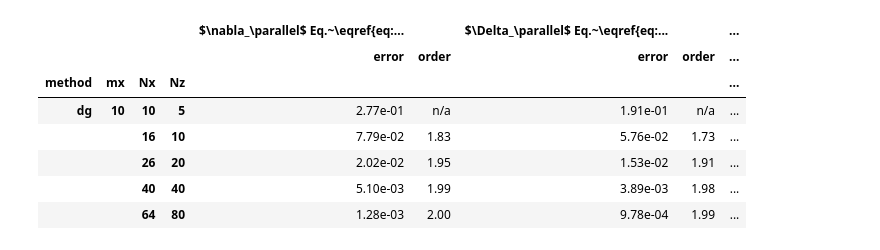
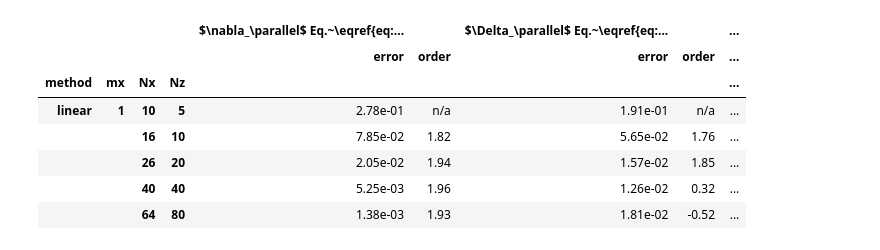
Before and after one commit to mwiesenberger/convergence_ds, a Jupyter notebook: ds_guenther_t.ipynb, the cells around one changed output. Saved outputs shown, nothing was run; the diff lists cells and outputs as text; code cells hidden in the pictures.

Commit message:
Recreate guenther ds after fixing linear boundary
the last cells has nearest neighbor interpolation
and testing ell matrix for GPUs

```diff
--- a/ds_guenther_t.ipynb
+++ b/ds_guenther_t.ipynb
@@ -157,15 +151,11 @@ def errorToString(x):
-# %%
-string_df_dir = df_dir
-for header in headers :
-    string_df_dir[header, "error"]=string_df_dir[header, "error"].apply( errorToString)
-    string_df_dir[header, "order"]=string_df_dir[header, "order"].apply( orderToString)
-string_df_dir
-# %% [output]
-|  |  |  |  | $\nabla_\parallel$ Eq.~\eqref{eq:... |  | $\Delta_\parallel$ Eq.~\eqref{eq:... |  | ... |
-|  |  |  |  | error | order | error | order | ... |
-| method | mx | Nx | Nz |  |  |  |  | ... |
-| dg | 10 | 10 | 5 | 2.77e-01 | n/a | 1.91e-01 | n/a | ... |
-|  |  | 16 | 10 | 7.79e-02 | 1.83 | 5.76e-02 | 1.73 | ... |
-|  |  | 26 | 20 | 2.02e-02 | 1.95 | 1.53e-02 | 1.91 | ... |
-|  |  | 40 | 40 | 5.10e-03 | 1.99 | 3.89e-03 | 1.98 | ... |
-|  |  | 64 | 80 | 1.28e-03 | 2.00 | 9.78e-04 | 1.99 | ... |
+# %%
+string_dflist[0]
+# %% [output]
+|  |  |  |  | $\nabla_\parallel$ Eq.~\eqref{eq:... |  | $\Delta_\parallel$ Eq.~\eqref{eq:... |  | ... |
+|  |  |  |  | error | order | error | order | ... |
+| method | mx | Nx | Nz |  |  |  |  | ... |
+| linear | 1 | 10 | 5 | 2.78e-01 | n/a | 1.91e-01 | n/a | ... |
+|  |  | 16 | 10 | 7.85e-02 | 1.82 | 5.65e-02 | 1.76 | ... |
+|  |  | 26 | 20 | 2.05e-02 | 1.94 | 1.57e-02 | 1.85 | ... |
+|  |  | 40 | 40 | 5.25e-03 | 1.96 | 1.26e-02 | 0.32 | ... |
+|  |  | 64 | 80 | 1.38e-03 | 1.93 | 1.81e-02 | -0.52 | ... |
```
Also changed, not shown: parts of 11 cells of this notebook, 54 other files.
